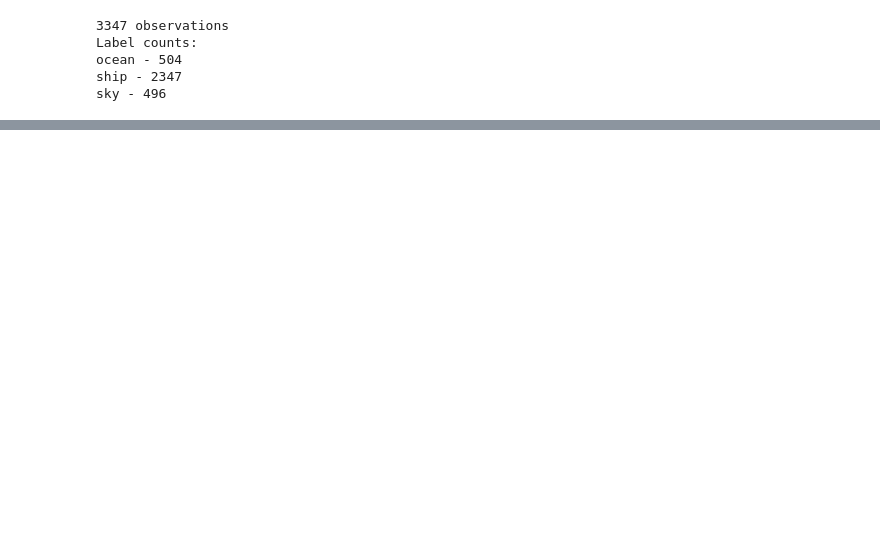
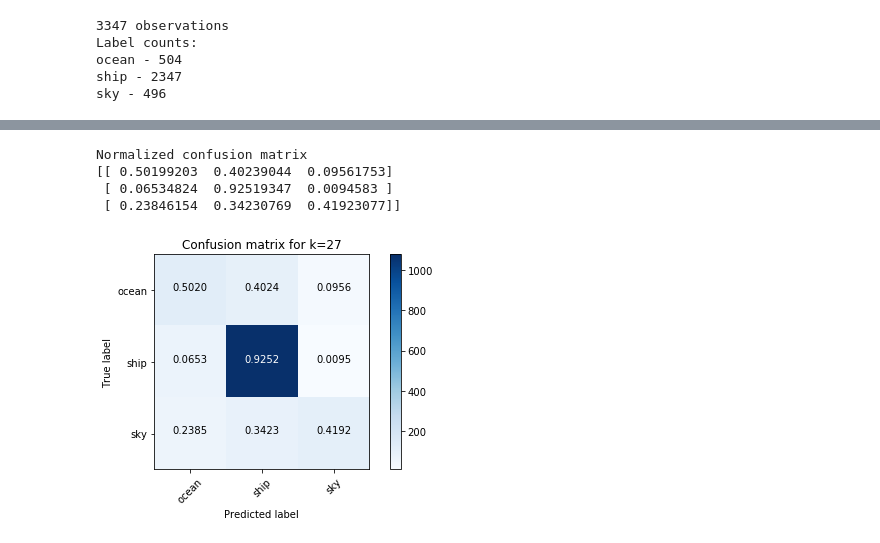
Before and after one commit to jordantrc/ml-project, a Jupyter notebook: code/project.ipynb, the cells around one changed output, grey strips where cells are left out. Drawn from its saved outputs; the diff is of its cells as text; code cells hidden in the pictures; blank space fills up the shorter version.

```diff
--- a/code/project.ipynb
+++ b/code/project.ipynb
@@ -1,8 +1,11 @@
 # %%
 # necessary libraries, functions, and constants
 import csv
+import itertools
+import math
 import matplotlib.pyplot as plt
 import numpy as np
+import pandas as pd
 import random
 from PIL import Image
 from sklearn import discriminant_analysis
@@ -15,7 +18,7 @@ labels = ['ocean', 'ship', 'sky']
 # this function taken from:
 # http://scikit-learn.org/stable/auto_examples/model_selection/plot_confusion_matrix.html
 def plot_confusion_matrix(cm, classes,
-                          normalize=False,
+                          normalize=True,
                           title='Confusion matrix',
                           cmap=plt.cm.Blues):
     """
@@ -37,9 +40,9 @@ def plot_confusion_matrix(cm, classes,
 
     print(cm)
 
-    thresh = cm.max() / 2.
+    thresh = cm.max() * 0.75
     for i, j in itertools.product(range(cm.shape[0]), range(cm.shape[1])):
-        plt.text(j, i, cm[i, j],
+        plt.text(j, i, "{0:.4f}".format(cm[i, j]),
                  horizontalalignment="center",
                  color="white" if cm[i, j] > thresh else "black")
 
@@ -56,7 +59,8 @@ with open('data.csv', 'r') as csvfile:
     for row in data_reader:
         if len(row) > 0:
             y.append(row[0])
-            X.append(row[1:])
+            X_float = [ float(x) for x in row[1:] ]
+            X.append(X_float)
 
 print("%s observations" % (len(y)))
 assert len(X) == len(y)
@@ -122,0 +137,6 @@ max precision = 0.797491039427
+# %%
+print(knn_metrics)
+print(knn_metrics['score'])
+
+max_accuracy = knn_metrics.loc[knn_metrics['score'].idxmax()]
+print("best mean accuracy = %s @ k = %s" % (max_accuracy['score'], max_accuracy['neighbors']))
@@ -123,5 +161,12 @@ max precision = 0.797491039427
 # %%
-import itertools
-plot_confusion_matrix(knn_cm[16], labels, title='Confusion matrix for k=17')
+plot_confusion_matrix(max_accuracy['confusion matrix'],
+                      labels,
+                      title='Confusion matrix for k=%s' % (int(max_accuracy['neighbors'])))
 plt.show()
+# %% [output]
+Normalized confusion matrix
+[[ 0.50199203  0.40239044  0.09561753]
+ [ 0.06534824  0.92519347  0.0094583 ]
+ [ 0.23846154  0.34230769  0.41923077]]
+[figure, added]
 # %%
```
Also changed, not shown: parts of 9 cells of this notebook, 1 other file.
